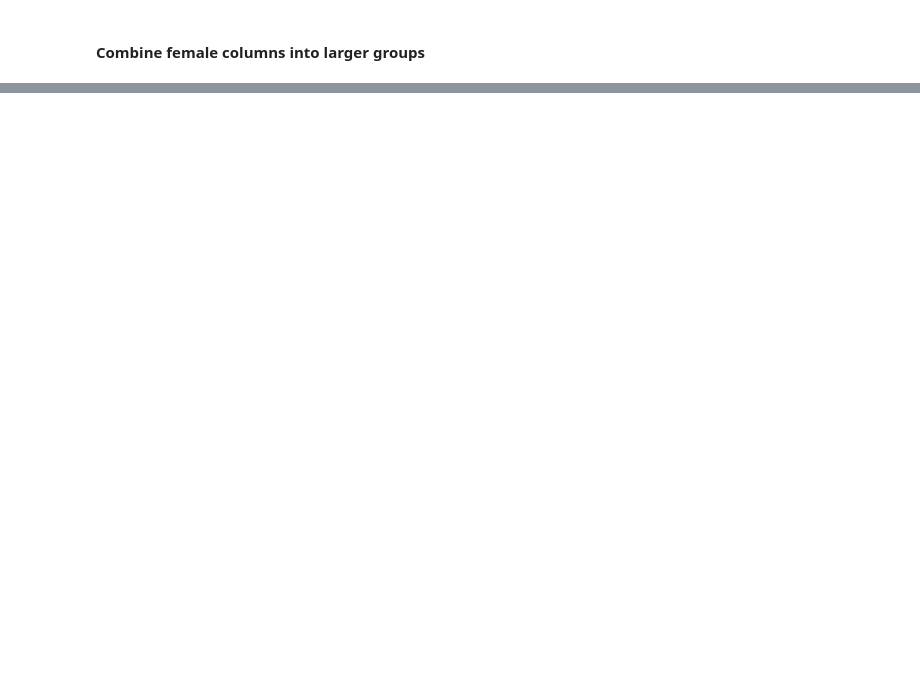
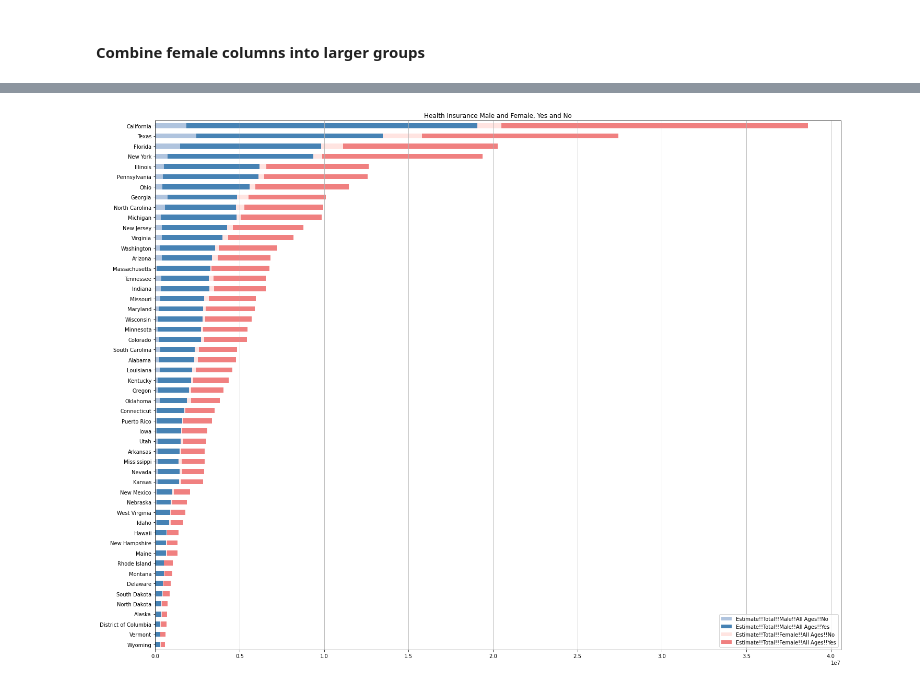
Before and after one commit to havyjavy/Healthcare-and-Covid-19, a Jupyter notebook: CensusData/Census_HealthInsByStateByAge.ipynb, the cells around one changed output, grey strips where cells are left out. Saved outputs shown, nothing was run; the diff lists cells and outputs as text; code cells hidden in the pictures; blank space fills up the shorter version.

```diff
--- a/CensusData/Census_HealthInsByStateByAge.ipynb
+++ b/CensusData/Census_HealthInsByStateByAge.ipynb
@@ -221,0 +391,5 @@ census_SexByAge_Combined.head()
+# %%
+# Save config information.
+url = "https://api.covidtracking.com/v1/states/current.json"
+
+covid_json = requests.get(url).json()
@@ -221,0 +411,10 @@ census_SexByAge_Combined.head()
+# %%
+AllStates_dict = {
+    "States": states,
+    "FIPS": fips,
+    "Date": dates,
+    "Covid Positive": covid_positives,
+    "Deaths": deaths
+}
+AllStates_df = pd.DataFrame(AllStates_dict )
+AllStates_df
@@ -221,0 +439,4 @@ census_SexByAge_Combined.head()
+# %%
+HealthIns_covid_data = pd.merge(census_HealthInsSexByAge_Combined, AllStates_df, how="outer", left_on='state', right_on='FIPS')
+HealthIns_covid_data_clean = HealthIns_covid_data.dropna(axis=0, how='any')
+HealthIns_covid_data_clean
@@ -221,0 +462,21 @@ census_SexByAge_Combined.head()
+# %%
+all_male_no = 'Estimate!!Total!!Male!!All Ages!!No'
+all_male_yes = 'Estimate!!Total!!Male!!All Ages!!Yes'
+all_female_no = 'Estimate!!Total!!Female!!All Ages!!No'
+all_female_yes = 'Estimate!!Total!!Female!!All Ages!!Yes'
+x_axis = HealthIns_covid_data_clean.index
+colors = ['lightsteelblue', 'steelblue', 'mistyrose', 'lightcoral','seagreen', 'gold' ]
+
+HealthIns_covid_data_clean.plot(kind='barh', y = [all_male_no, all_male_yes, all_female_no, all_female_yes ],
+                                 figsize=(20,15), color=colors, stacked=True)
+
+plt.yticks(x_axis, HealthIns_covid_data_clean['NAME'])
+plt.grid(b=None, which='major', axis='x')
+plt.title("Health Insurance Male and Female, Yes and No")
+plt.tight_layout()
+
+plt.savefig(os.path.join("HealthInsSex.png"))
+# plt.figure(figsize=(20,25))
+# plt.barh(y=x_axis, width=[HealthIns_covid_data_clean['Estimate!!Total!!Female!!All Ages!!No'], HealthIns_covid_data_clean['Estimate!!Total!!Female!!All Ages!!Yes']], color="purple", alpha=0.5, align="center")
+# %% [output]
+[figure, added]
```
Also changed, not shown: parts of 12 cells of this notebook, 5 other files.
